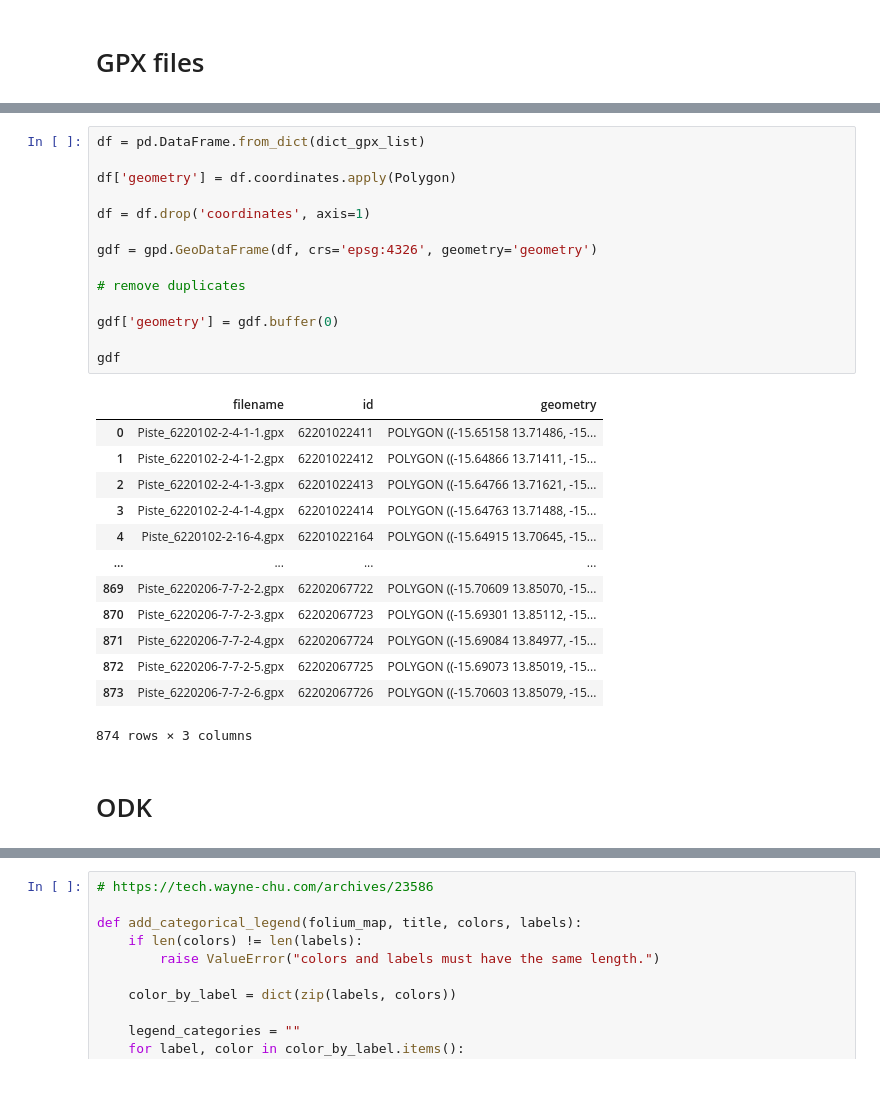
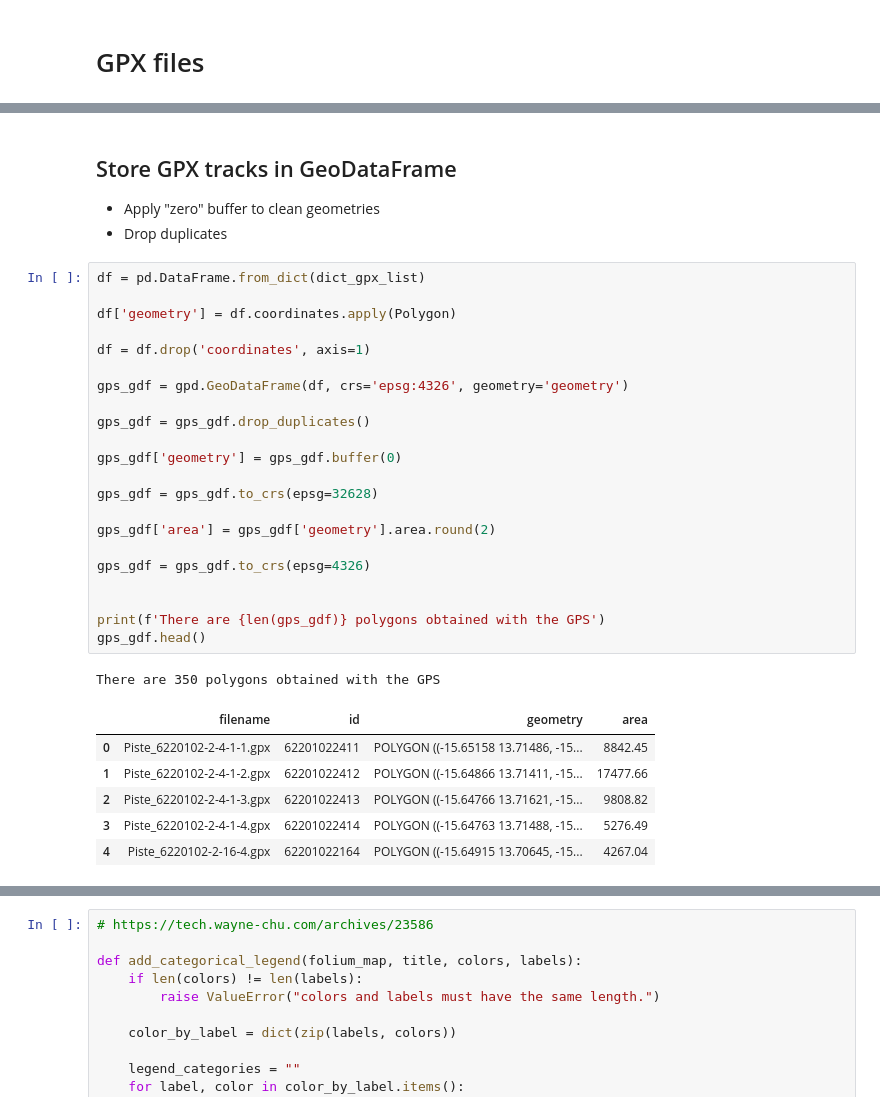
Before and after one commit to nicolasdeffense/eo-toolbox, a Jupyter notebook: notebooks_working/EOStat/clean_in_situ_senegal.ipynb, the cells around one changed output, grey strips where cells are left out. Cells and saved outputs as stored; diff of their text form; blank space fills up the shorter version.

```diff
--- a/notebooks_working/EOStat/clean_in_situ_senegal.ipynb
+++ b/notebooks_working/EOStat/clean_in_situ_senegal.ipynb
@@ -81,30 +71,35 @@ ID = 6220102112742
+# %% [markdown]
+## Store GPX tracks in GeoDataFrame
+
+- Apply "zero" buffer to clean geometries
+- Drop duplicates
 # %%
 df = pd.DataFrame.from_dict(dict_gpx_list)
 
 df['geometry'] = df.coordinates.apply(Polygon)
 
 df = df.drop('coordinates', axis=1)
 
-gdf = gpd.GeoDataFrame(df, crs='epsg:4326', geometry='geometry')
+gps_gdf = gpd.GeoDataFrame(df, crs='epsg:4326', geometry='geometry')
 
-# remove duplicates
+gps_gdf = gps_gdf.drop_duplicates()
 
-gdf['geometry'] = gdf.buffer(0)
+gps_gdf['geometry'] = gps_gdf.buffer(0)
 
-gdf
+gps_gdf = gps_gdf.to_crs(epsg=32628)
+
+gps_gdf['area'] = gps_gdf['geometry'].area.round(2)
+
+gps_gdf = gps_gdf.to_crs(epsg=4326)
+
+
+print(f'There are {len(gps_gdf)} polygons obtained with the GPS')
+gps_gdf.head()
 # %% [output]
+There are 350 polygons obtained with the GPS
-|  | filename | id | geometry |
-| 0 | Piste_6220102-2-4-1-1.gpx | 62201022411 | POLYGON ((-15.65158 13.71486, -15... |
-| 1 | Piste_6220102-2-4-1-2.gpx | 62201022412 | POLYGON ((-15.64866 13.71411, -15... |
-| 2 | Piste_6220102-2-4-1-3.gpx | 62201022413 | POLYGON ((-15.64766 13.71621, -15... |
-| 3 | Piste_6220102-2-4-1-4.gpx | 62201022414 | POLYGON ((-15.64763 13.71488, -15... |
-| 4 | Piste_6220102-2-16-4.gpx | 62201022164 | POLYGON ((-15.64915 13.70645, -15... |
-| ... | ... | ... | ... |
-| 869 | Piste_6220206-7-7-2-2.gpx | 62202067722 | POLYGON ((-15.70609 13.85070, -15... |
-| 870 | Piste_6220206-7-7-2-3.gpx | 62202067723 | POLYGON ((-15.69301 13.85112, -15... |
-| 871 | Piste_6220206-7-7-2-4.gpx | 62202067724 | POLYGON ((-15.69084 13.84977, -15... |
-| 872 | Piste_6220206-7-7-2-5.gpx | 62202067725 | POLYGON ((-15.69073 13.85019, -15... |
-| 873 | Piste_6220206-7-7-2-6.gpx | 62202067726 | POLYGON ((-15.70603 13.85079, -15... |
+|  | filename | id | geometry | area |
+| 0 | Piste_6220102-2-4-1-1.gpx | 62201022411 | POLYGON ((-15.65158 13.71486, -15... | 8842.45 |
+| 1 | Piste_6220102-2-4-1-2.gpx | 62201022412 | POLYGON ((-15.64866 13.71411, -15... | 17477.66 |
+| 2 | Piste_6220102-2-4-1-3.gpx | 62201022413 | POLYGON ((-15.64766 13.71621, -15... | 9808.82 |
+| 3 | Piste_6220102-2-4-1-4.gpx | 62201022414 | POLYGON ((-15.64763 13.71488, -15... | 5276.49 |
+| 4 | Piste_6220102-2-16-4.gpx | 62201022164 | POLYGON ((-15.64915 13.70645, -15... | 4267.04 |
-874 rows × 3 columns
-# %% [markdown]
-# ODK
```
Also changed, not shown: parts of 24 cells of this notebook, 2 other files.
